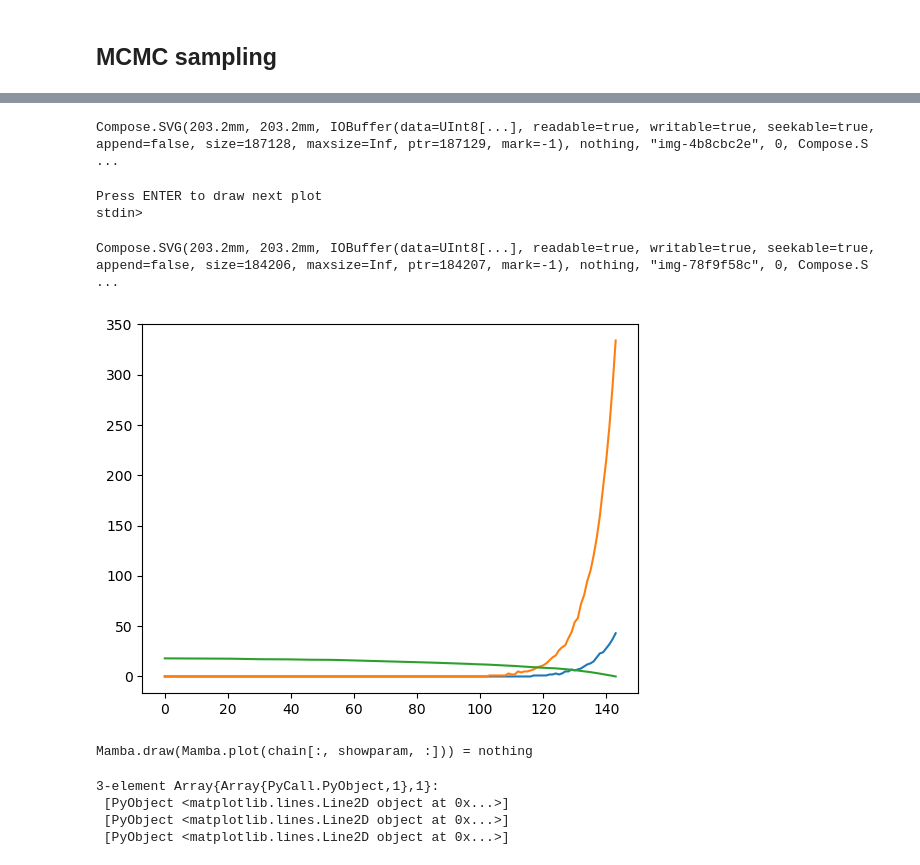
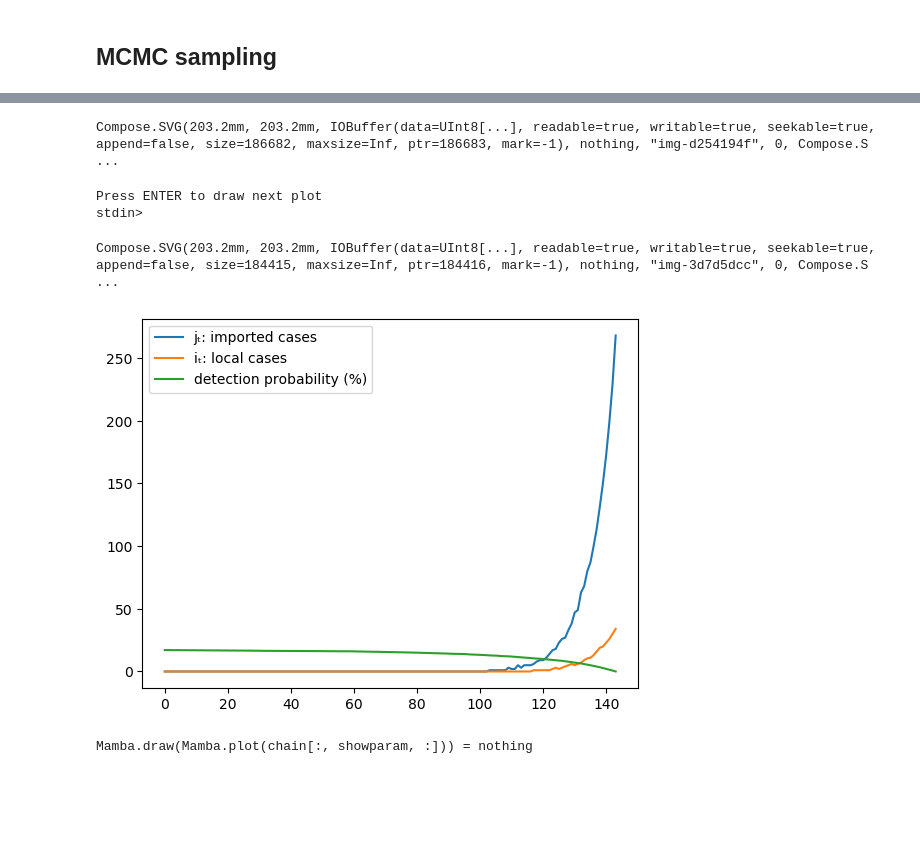
Before and after one commit to akira-endo/2019nCoV, a Jupyter notebook: src/nCoV_importation.ipynb, the cells around one changed output, grey strips where cells are left out. Saved outputs shown, nothing was run; the diff lists cells and outputs as text; code cells hidden in the pictures; blank space fills up the shorter version.

Commit message:
Fit to data plotted

```diff
--- a/src/nCoV_importation.ipynb
+++ b/src/nCoV_importation.ipynb
@@ -222,7 +222,7 @@ for parname in keys(parms)
     priors[parname]=Stochastic(()->Uniform(0,5))
 end
 #priors[:nlogq]=Stochastic(1,()->Uniform(0,5))
-dotter=[10]
+dotter=[100]
 inputs=Dict{Symbol,Any}(
     :observed=>observed,
     :paths=>paths,
@@ -250,12 +250,13 @@ model=Model(
     lltotal=Logical((ll_smc,invtemp)->ll_smc*invtemp
         , false),
     zerotrick=Stochastic((lltotal,i,j)->Poisson(-lltotal),false),
-    counter=Logical((counter,k)->begin
+    count=Logical((counter,k)->begin
             counter[1].+=1
             if counter[1][1]==counter[2][1]
                 counter[1].=0
                 print(".")
             end
+            counter[1][1]
         end
             );
     priors...
@@ -292,22 +293,19 @@ Samples per chain = 4000
 # %%
 showparam=[:R₀,:k,:nlogq,:delayrate,:h₀,:r]
 @show Mamba.draw(Mamba.plot(chain[:,showparam,:]))
 # Visualise
 i=chain[:,:i,:].value
 im=median(i,dims=1)[1,:,1]
 j=chain[:,:j,:].value
 jm=median(j,dims=1)[1,:,1]
 q=median(hcat([detectprob((q=exp(-chain[t,:nlogq,1].value[1]),delayrate=chain[t,:delayrate,1].value[1])) for t in chain.range]...),dims=2)
-PyPlot.plot.([im,jm,q.*100])
+inferredvars=PyPlot.plot.([jm,im,q.*100])
+PyPlot.legend(getindex.(inferredvars,1),["jₜ: imported cases","iₜ: local cases","detection probability (%)"]);
 # %% [output]
-Compose.SVG(203.2mm, 203.2mm, IOBuffer(data=UInt8[...], readable=true, writable=true, seekable=true, append=false, size=187128, maxsize=Inf, ptr=187129, mark=-1), nothing, "img-4b8cbc2e", 0, Compose.S ...
+Compose.SVG(203.2mm, 203.2mm, IOBuffer(data=UInt8[...], readable=true, writable=true, seekable=true, append=false, size=186682, maxsize=Inf, ptr=186683, mark=-1), nothing, "img-d254194f", 0, Compose.S ...
 Press ENTER to draw next plot
 stdin>
-Compose.SVG(203.2mm, 203.2mm, IOBuffer(data=UInt8[...], readable=true, writable=true, seekable=true, append=false, size=184206, maxsize=Inf, ptr=184207, mark=-1), nothing, "img-78f9f58c", 0, Compose.S ...
+Compose.SVG(203.2mm, 203.2mm, IOBuffer(data=UInt8[...], readable=true, writable=true, seekable=true, append=false, size=184415, maxsize=Inf, ptr=184416, mark=-1), nothing, "img-3d7d5dcc", 0, Compose.S ...
-[figure, old version]
+[figure, new version]
 Mamba.draw(Mamba.plot(chain[:, showparam, :])) = nothing
-3-element Array{Array{PyCall.PyObject,1},1}:
- [PyObject <matplotlib.lines.Line2D object at 0x...>]
- [PyObject <matplotlib.lines.Line2D object at 0x...>]
- [PyObject <matplotlib.lines.Line2D object at 0x...>]
 # %%
```
Also changed, not shown: parts of 3 cells of this notebook, 1 other file.
